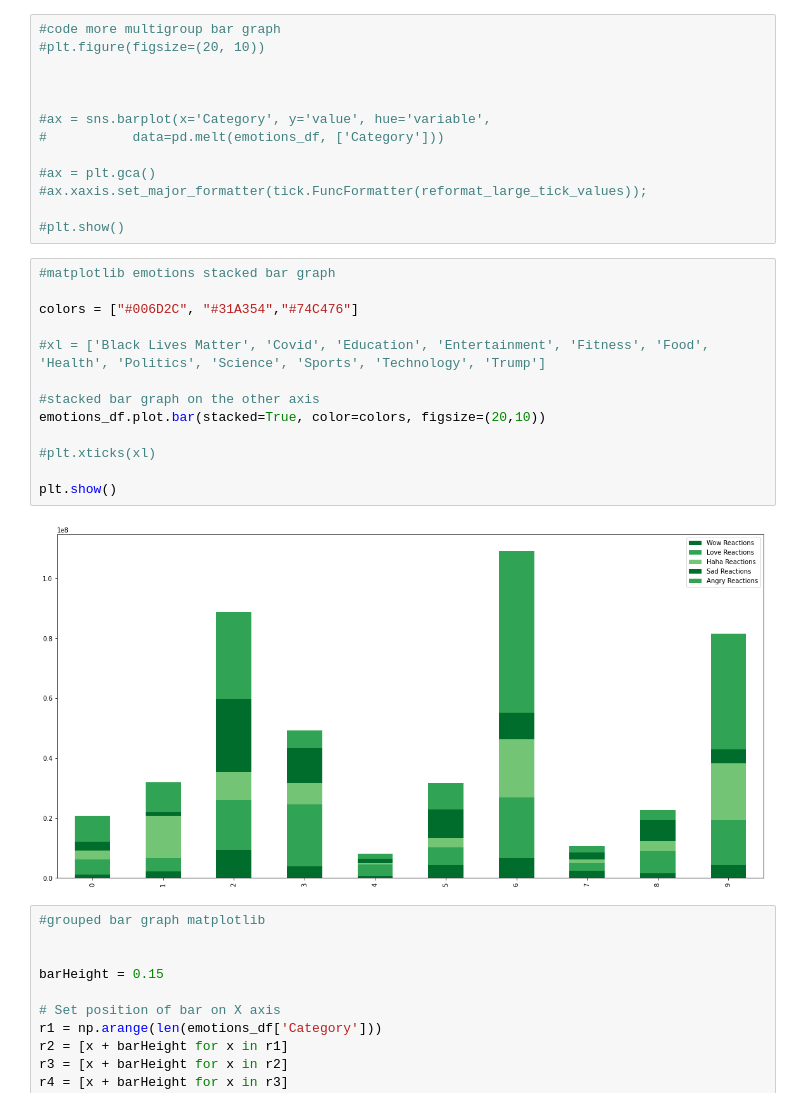
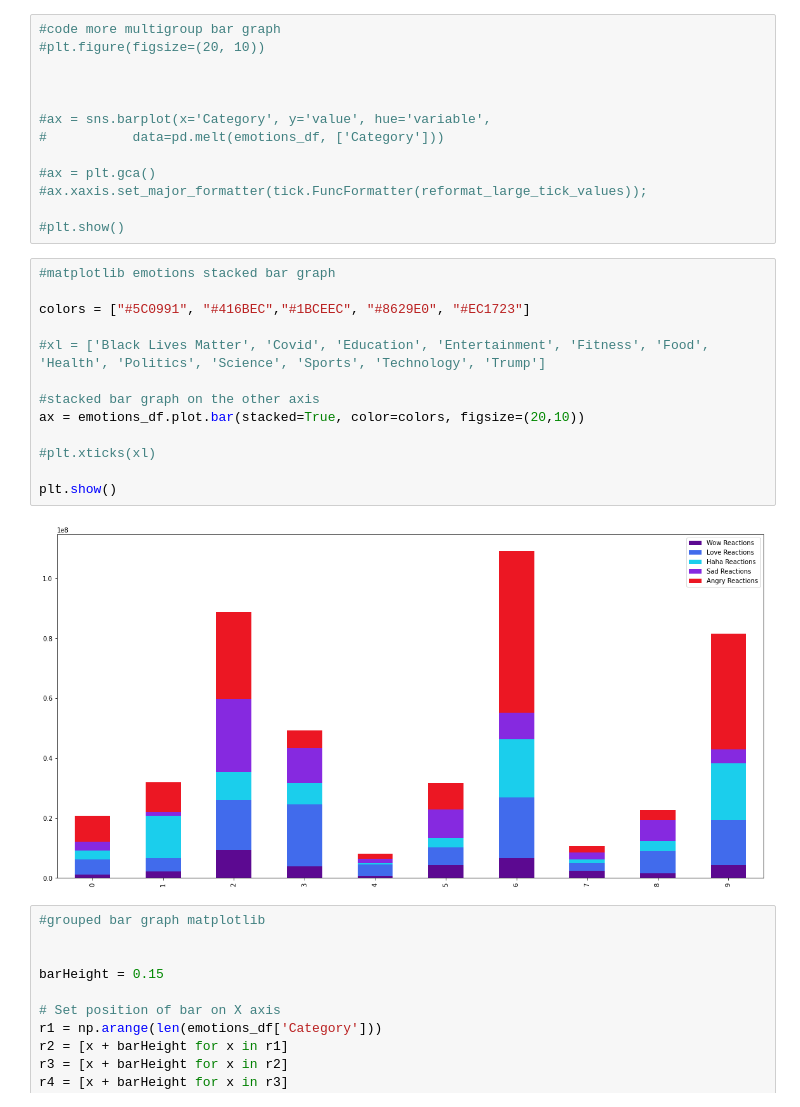
Before and after one commit to jakehtaylor/Classifying-Clickbait-Headlines, a Jupyter notebook: clean_dataframes.ipynb, the cells around one changed output. Cells and saved outputs as stored; diff of their text form.

```diff
--- a/clean_dataframes.ipynb
+++ b/clean_dataframes.ipynb
@@ -388,18 +393,18 @@ Name: angry_count, dtype: float64
 # %%
 #matplotlib emotions stacked bar graph
 
-colors = ["#006D2C", "#31A354","#74C476"]
+colors = ["#5C0991", "#416BEC","#1BCEEC", "#8629E0", "#EC1723"]
 
 #xl = ['Black Lives Matter', 'Covid', 'Education', 'Entertainment', 'Fitness', 'Food', 'Health', 'Politics', 'Science', 'Sports', 'Technology', 'Trump']
 
 #stacked bar graph on the other axis
-emotions_df.plot.bar(stacked=True, color=colors, figsize=(20,10))
+ax = emotions_df.plot.bar(stacked=True, color=colors, figsize=(20,10))
 
 #plt.xticks(xl)
 
 plt.show()
 # %% [output]
-[figure, old version]
+[figure, new version]
 # %%
 #grouped bar graph matplotlib
 
```
Also changed, not shown: parts of 9 cells of this notebook, 10 other files.
